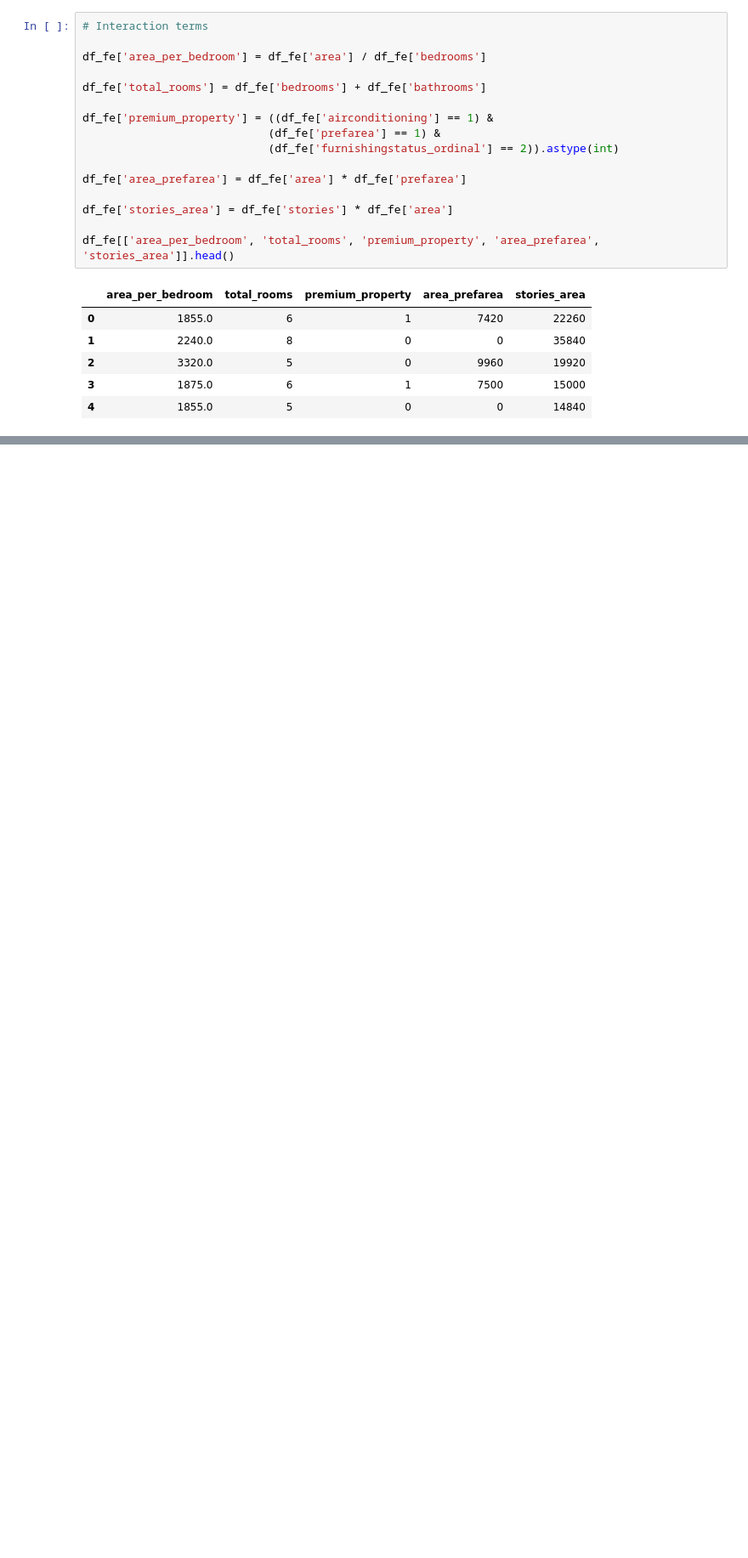
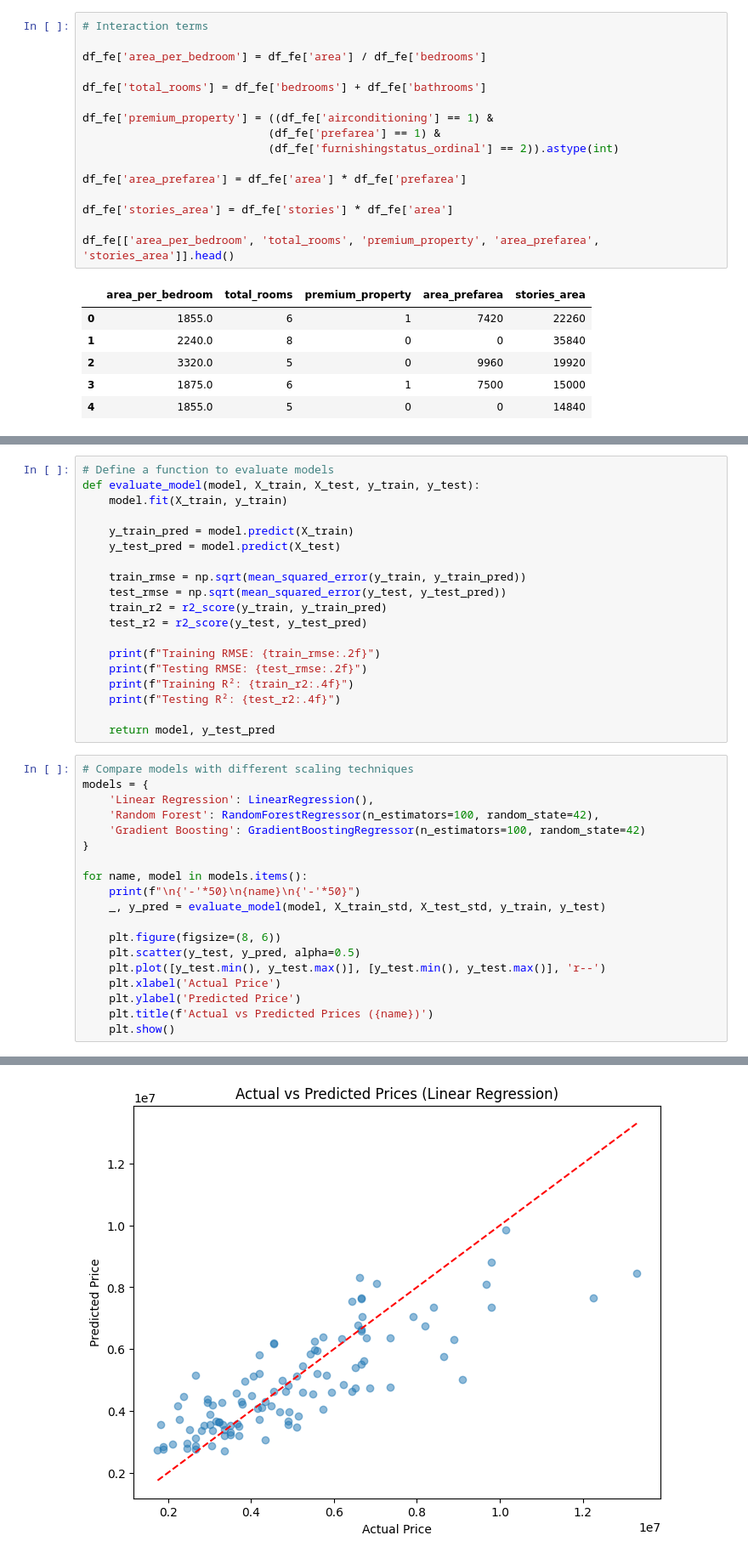
Before and after one commit to SudhirSingh407337/House_Price_Predictions, a Jupyter notebook: House_Price_Prediction (1).ipynb, the cells around one changed output, grey strips where cells are left out. Shown at 85% size. Cells and saved outputs as stored; diff of their text form; blank space fills up the shorter version.

```diff
--- a/House_Price_Prediction (1).ipynb
+++ b/House_Price_Prediction (1).ipynb
@@ -177,0 +274,39 @@ df_fe[['area_per_bedroom', 'total_rooms', 'premium_property', 'area_prefarea', '
+# %%
+# Define a function to evaluate models
+def evaluate_model(model, X_train, X_test, y_train, y_test):
+    model.fit(X_train, y_train)
+
+    y_train_pred = model.predict(X_train)
+    y_test_pred = model.predict(X_test)
+
+    train_rmse = np.sqrt(mean_squared_error(y_train, y_train_pred))
+    test_rmse = np.sqrt(mean_squared_error(y_test, y_test_pred))
+    train_r2 = r2_score(y_train, y_train_pred)
+    test_r2 = r2_score(y_test, y_test_pred)
+
+    print(f"Training RMSE: {train_rmse:.2f}")
+    print(f"Testing RMSE: {test_rmse:.2f}")
+    print(f"Training R²: {train_r2:.4f}")
+    print(f"Testing R²: {test_r2:.4f}")
+
+    return model, y_test_pred
+# %%
+# Compare models with different scaling techniques
+models = {
+    'Linear Regression': LinearRegression(),
+    'Random Forest': RandomForestRegressor(n_estimators=100, random_state=42),
+    'Gradient Boosting': GradientBoostingRegressor(n_estimators=100, random_state=42)
+}
+
+for name, model in models.items():
+    print(f"\n{'-'*50}\n{name}\n{'-'*50}")
+    _, y_pred = evaluate_model(model, X_train_std, X_test_std, y_train, y_test)
+
+    plt.figure(figsize=(8, 6))
+    plt.scatter(y_test, y_pred, alpha=0.5)
+    plt.plot([y_test.min(), y_test.max()], [y_test.min(), y_test.max()], 'r--')
+    plt.xlabel('Actual Price')
+    plt.ylabel('Predicted Price')
+    plt.title(f'Actual vs Predicted Prices ({name})')
+    plt.show()
+# %% [output]
@@ -177,0 +320 @@ df_fe[['area_per_bedroom', 'total_rooms', 'premium_property', 'area_prefarea', '
+[figure, added]
```
Also changed, not shown: parts of 8 cells of this notebook.
